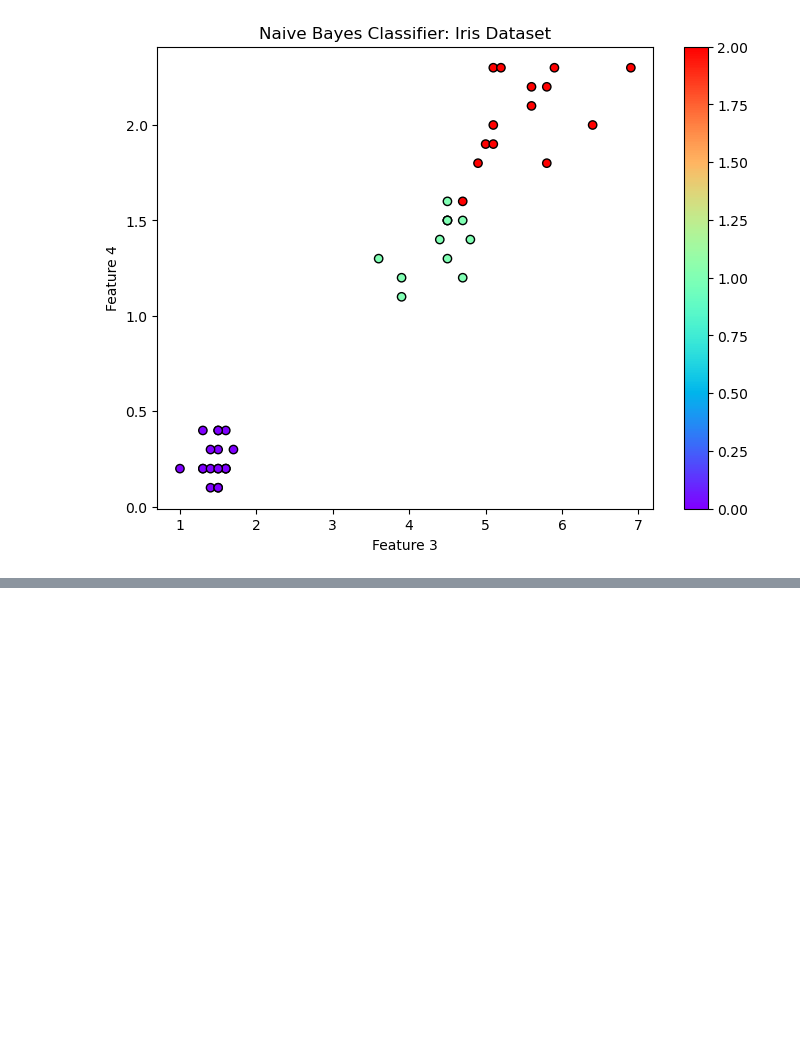
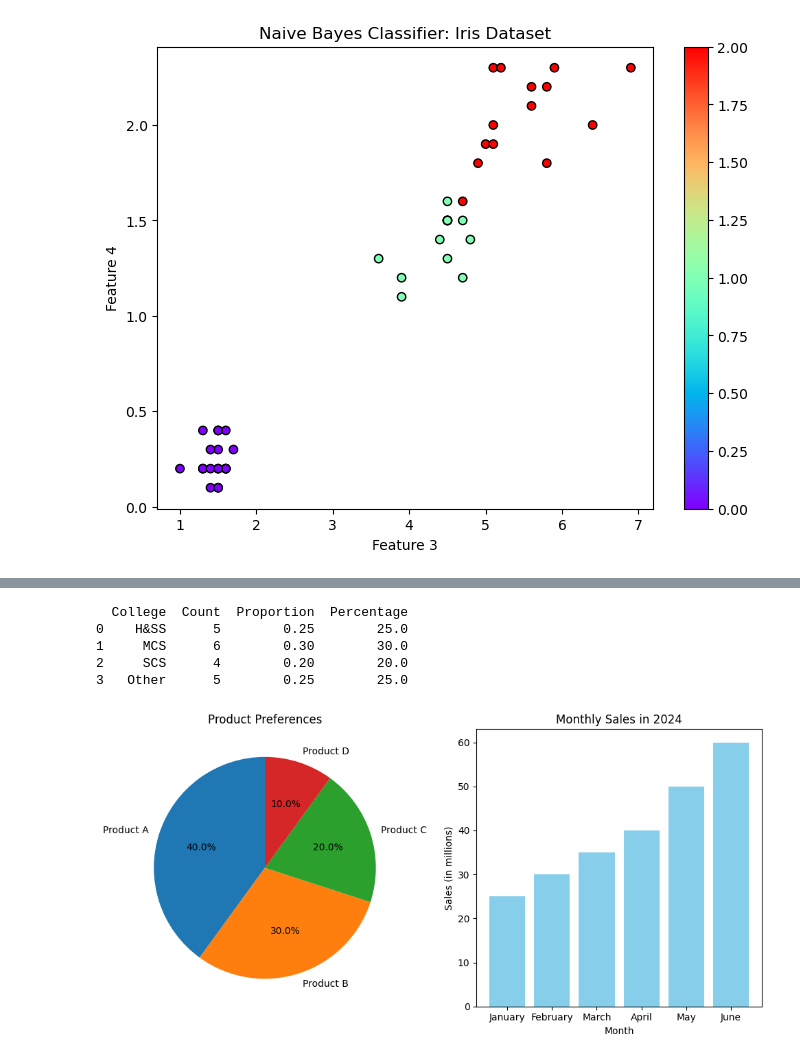
Before and after one commit to IsaraponPrasertstid/ML-code1, a Jupyter notebook: worksheet2.ipynb, the cells around one changed output, grey strips where cells are left out. Saved outputs shown, nothing was run; the diff lists cells and outputs as text; code cells hidden in the pictures; blank space fills up the shorter version.

```diff
--- a/worksheet2.ipynb
+++ b/worksheet2.ipynb
@@ -816,0 +936,48 @@ plt.show()
+# %%
+# คำนวณ Total Count
+total_count = df["Count"].sum()
+
+# คำนวณ Proportion (สัดส่วน)
+df["Proportion"] = df["Count"] / total_count
+
+# คำนวณ Percentage (เปอร์เซ็นต์)
+df["Percentage"] = df["Proportion"] * 100
+
+# แสดงผลลัพธ์
+print(df)
+# %% [output]
+  College  Count  Proportion  Percentage
+0    H&SS      5        0.25        25.0
+1     MCS      6        0.30        30.0
+2     SCS      4        0.20        20.0
+3   Other      5        0.25        25.0
+# %%
+import matplotlib.pyplot as plt
+
+# Data for Pie chart
+products = ['Product A', 'Product B', 'Product C', 'Product D']
+preferences = [40, 30, 20, 10]
+
+# Data for Bar chart
+months = ['January', 'February', 'March', 'April', 'May', 'June']
+sales = [25, 30, 35, 40, 50, 60]
+
+# Creating Pie Chart
+plt.figure(figsize=(10, 5))
+
+# Pie chart
+plt.subplot(1, 2, 1)
+plt.pie(preferences, labels=products, autopct='%1.1f%%', startangle=90)
+plt.title('Product Preferences')
+
+# Bar chart
+plt.subplot(1, 2, 2)
+plt.bar(months, sales, color='skyblue')
+plt.title('Monthly Sales in 2024')
+plt.xlabel('Month')
+plt.ylabel('Sales (in millions)')
+
+plt.tight_layout()
+plt.show()
+# %% [output]
+[figure, added]
```
Also changed, not shown: parts of 24 cells of this notebook.
